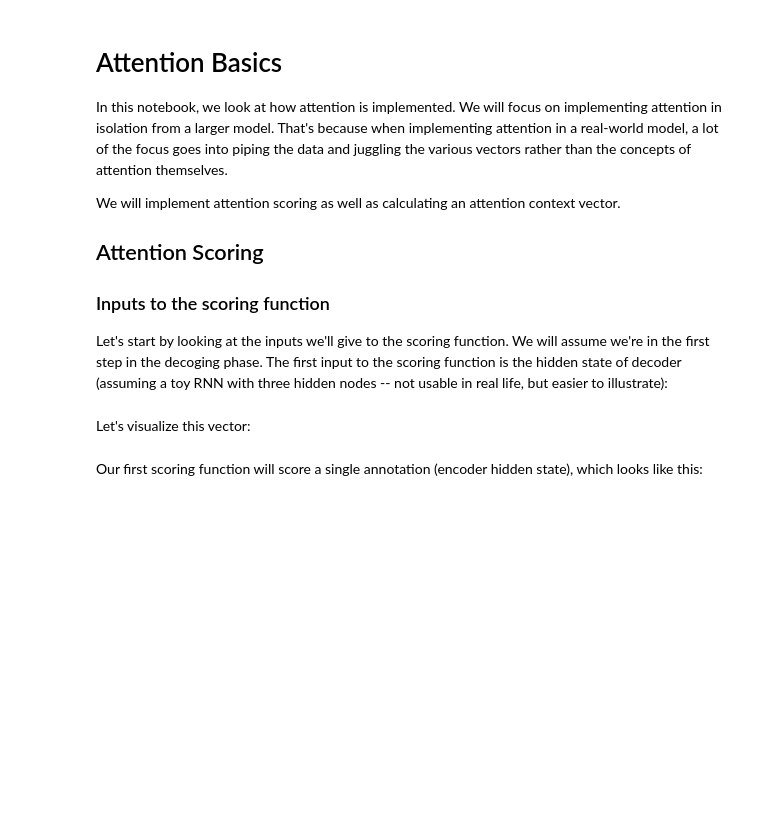
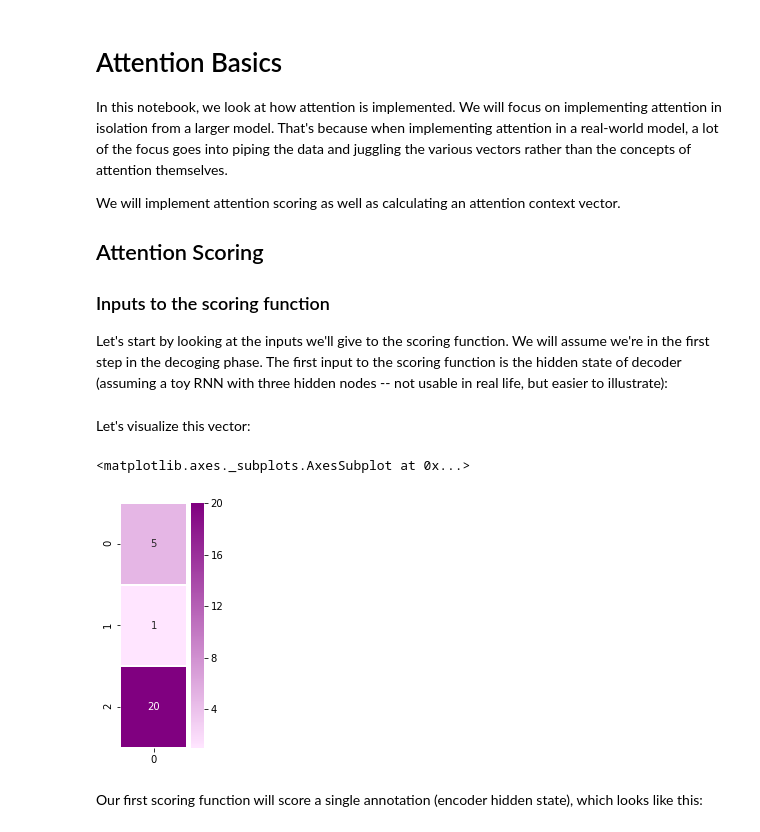
Before and after one commit to mynamerahulkumar/GitHub, a Jupyter notebook: Machine_Learning/Machine_Learning/NLP/computing_with_natural_language/deep_learning_attention/Attention_Basics.ipynb, the cells around one changed output. Drawn from its saved outputs; the diff is of its cells as text; code cells hidden in the pictures; blank space fills up the shorter version.

```diff
--- a/Machine_Learning/Machine_Learning/NLP/computing_with_natural_language/deep_learning_attention/Attention_Basics.ipynb
+++ b/Machine_Learning/Machine_Learning/NLP/computing_with_natural_language/deep_learning_attention/Attention_Basics.ipynb
@@ -7,7 +7,20 @@ We will implement attention scoring as well as calculating an attention context
 ## Attention Scoring
 ### Inputs to the scoring function
 Let's start by looking at the inputs we'll give to the scoring function. We will assume we're in the first step in the decoging phase. The first input to the scoring function is the hidden state of decoder (assuming a toy RNN with three hidden nodes -- not usable in real life, but easier to illustrate):
+# %%
+dec_hidden_state=[5,1,20]
 # %% [markdown]
 Let's visualize this vector:
+# %%
+%matplotlib inline
+import numpy as np
+import matplotlib.pyplot as plt
+import seaborn as sns
+#Lets us visualize our decoder hidden state
+plt.figure(figsize=(1.5,4.5))
+sns.heatmap(np.transpose(np.matrix(dec_hidden_state)),annot=True,cmap=sns.light_palette("purple",as_cmap=True),linewidths=1)
+# %% [output]
+<matplotlib.axes._subplots.AxesSubplot at 0x...>
+[figure, added]
 # %% [markdown]
 Our first scoring function will score a single annotation (encoder hidden state), which looks like this:
```
Also changed, not shown: parts of 12 cells of this notebook.
